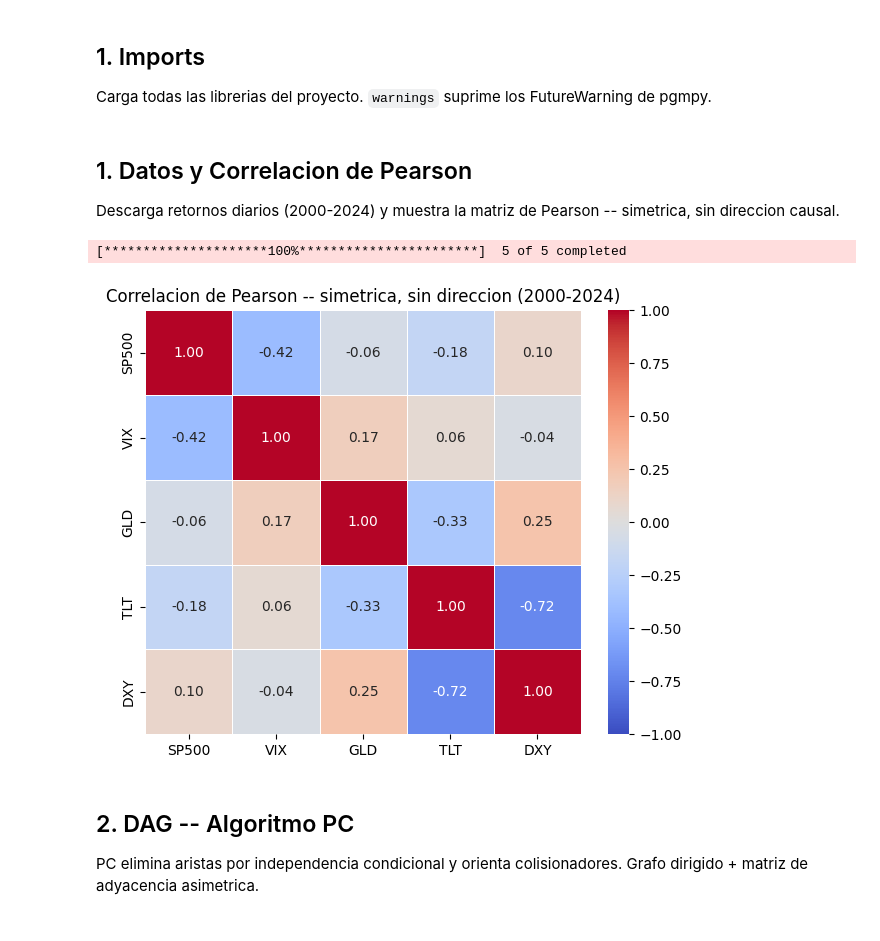
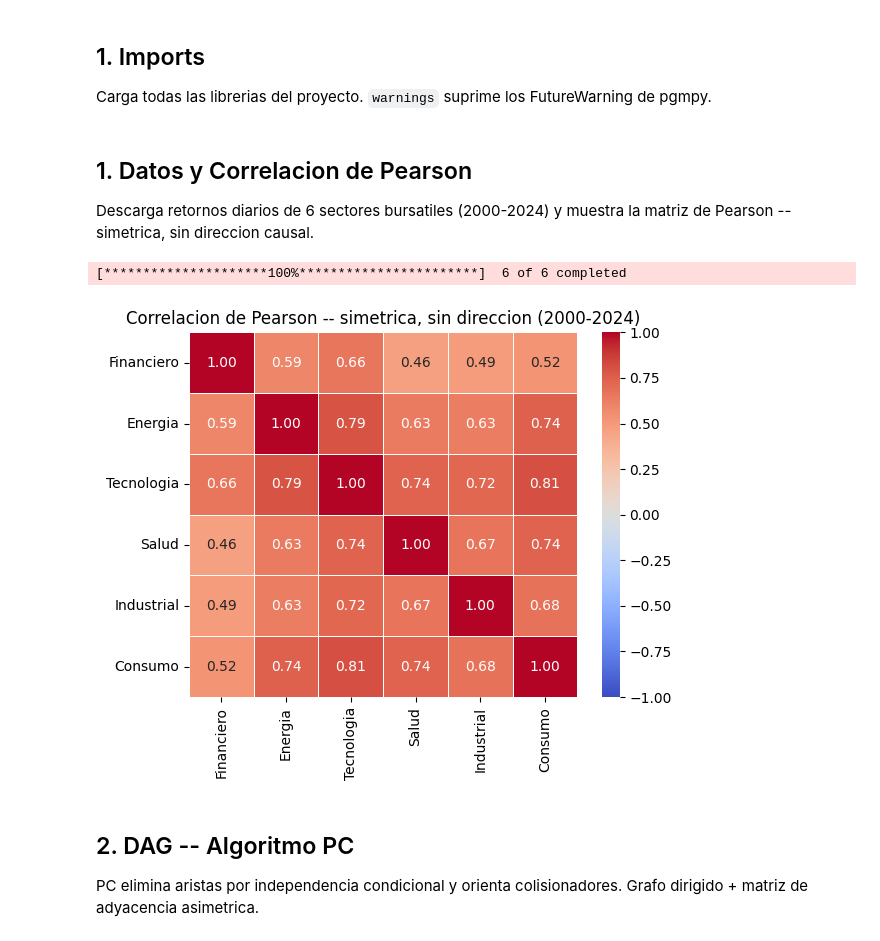
Before and after one commit to Romequinco/TAREA_CAUSALIDAD_GRAFOS_FINANZAS, a Jupyter notebook: notebook_causalidad.ipynb, the cells around one changed output. Cells and saved outputs as stored; diff of their text form; code cells hidden in the pictures.

```diff
--- a/notebook_causalidad.ipynb
+++ b/notebook_causalidad.ipynb
@@ -36,28 +37,28 @@ import lingam                            # algoritmo LiNGAM (ICA)
 # %% [markdown]
 ## 1. Datos y Correlacion de Pearson
 
-Descarga retornos diarios (2000-2024) y muestra la matriz de Pearson -- simetrica, sin direccion causal.
+Descarga retornos diarios de 6 sectores bursatiles (2000-2024) y muestra la matriz de Pearson -- simetrica, sin direccion causal.
 # %%
-# Tickers de Yahoo Finance para los 5 activos macro
-tickers = ['^GSPC', '^VIX', 'GLD', 'TLT', 'DX-Y.NYB']
-names   = ['SP500', 'VIX', 'GLD', 'TLT', 'DXY']         # nombres legibles
+# Tickers de Yahoo Finance para los 6 sectores bursatiles
+tickers = ['XLF', 'XLE', 'XLK', 'XLV', 'XLI', 'XLY']
+names   = ['Financiero', 'Energia', 'Tecnologia', 'Salud', 'Industrial', 'Consumo']  # nombres legibles
 
 # Descarga precios de cierre ajustados 2000-2024
 raw = yf.download(tickers, start='2000-01-01', end='2024-12-31', auto_adjust=True)['Close']
 raw.columns = names                     # renombra columnas
 returns = raw.pct_change().dropna()     # convierte precios a retornos diarios y elimina NaN
 
 # Calcula la matriz de correlacion de Pearson (simetrica)
 corr = returns.corr()
 fig, ax = plt.subplots(figsize=(6, 5))
 # Pinta la correlacion como heatmap: rojo=positiva, azul=negativa
 sns.heatmap(corr, annot=True, fmt='.2f', cmap='coolwarm',
             center=0, vmin=-1, vmax=1, ax=ax, linewidths=0.5)
 ax.set_title('Correlacion de Pearson -- simetrica, sin direccion (2000-2024)')
 plt.tight_layout(); plt.show()
 # %% [output]
-[*********************100%***********************]  5 of 5 completed
+[*********************100%***********************]  6 of 6 completed
-[figure, old version]
+[figure, new version]
 # %% [markdown]
 ## 2. DAG -- Algoritmo PC
 
```
Also changed, not shown: parts of 7 cells of this notebook, 2 other files.
